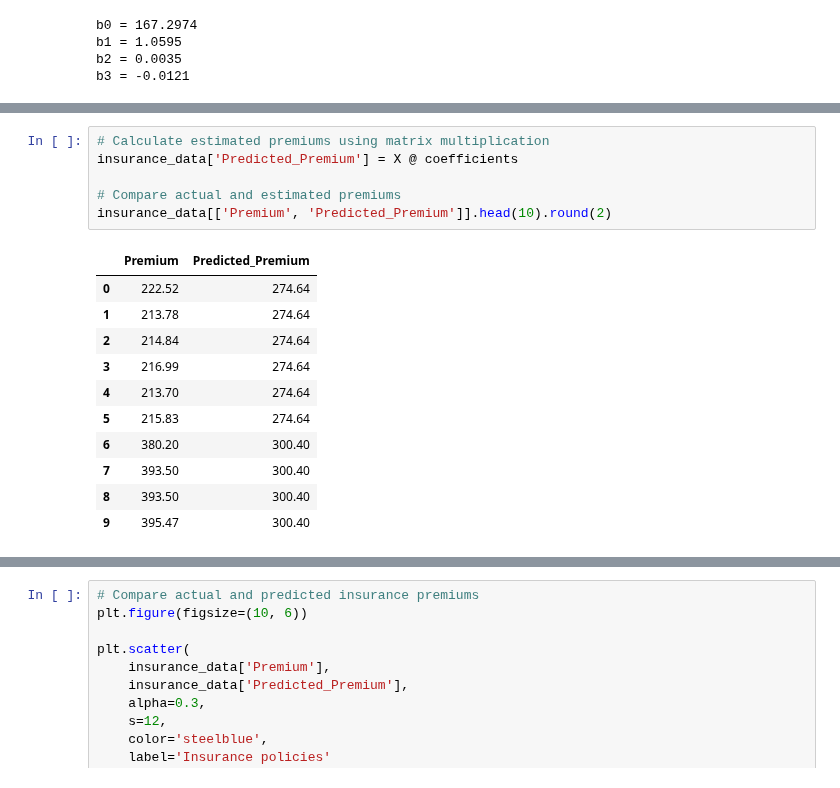
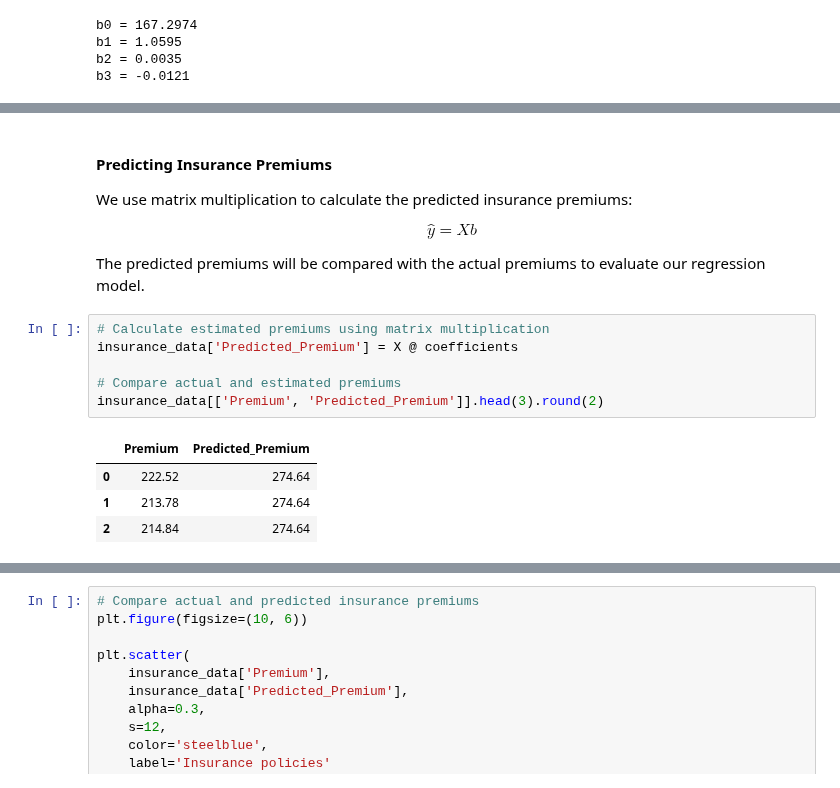
Before and after one commit to KaloyanBratovanov/motor_insurance_risk_analysis, a Jupyter notebook: motor_insurance_risk_analysis.ipynb, the cells around one changed output, grey strips where cells are left out. Saved outputs shown, nothing was run; the diff lists cells and outputs as text.

```diff
--- a/motor_insurance_risk_analysis.ipynb
+++ b/motor_insurance_risk_analysis.ipynb
@@ -118,18 +156,21 @@ b3 = -0.0121
+# %% [markdown]
+#### Predicting Insurance Premiums
+
+We use matrix multiplication to calculate the predicted insurance premiums:
+
+$$
+\hat{y} = Xb
+$$
+
+The predicted premiums will be compared with the actual premiums to evaluate our regression model.
 # %%
 # Calculate estimated premiums using matrix multiplication
 insurance_data['Predicted_Premium'] = X @ coefficients
 
 # Compare actual and estimated premiums
-insurance_data[['Premium', 'Predicted_Premium']].head(10).round(2)
+insurance_data[['Premium', 'Predicted_Premium']].head(3).round(2)
 # %% [output]
 |  | Premium | Predicted_Premium |
 | 0 | 222.52 | 274.64 |
 | 1 | 213.78 | 274.64 |
 | 2 | 214.84 | 274.64 |
-| 3 | 216.99 | 274.64 |
-| 4 | 213.70 | 274.64 |
-| 5 | 215.83 | 274.64 |
-| 6 | 380.20 | 300.40 |
-| 7 | 393.50 | 300.40 |
-| 8 | 393.50 | 300.40 |
-| 9 | 395.47 | 300.40 |
```
Also changed, not shown: parts of 13 cells of this notebook.
